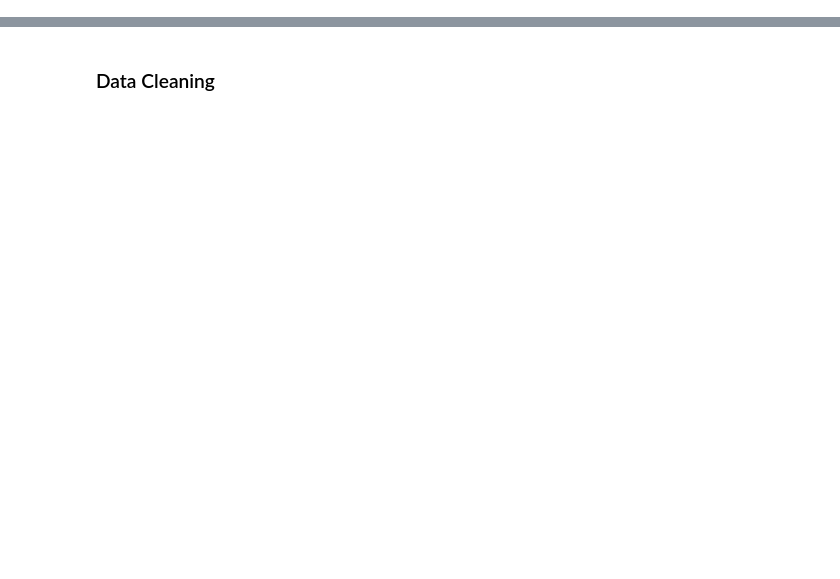
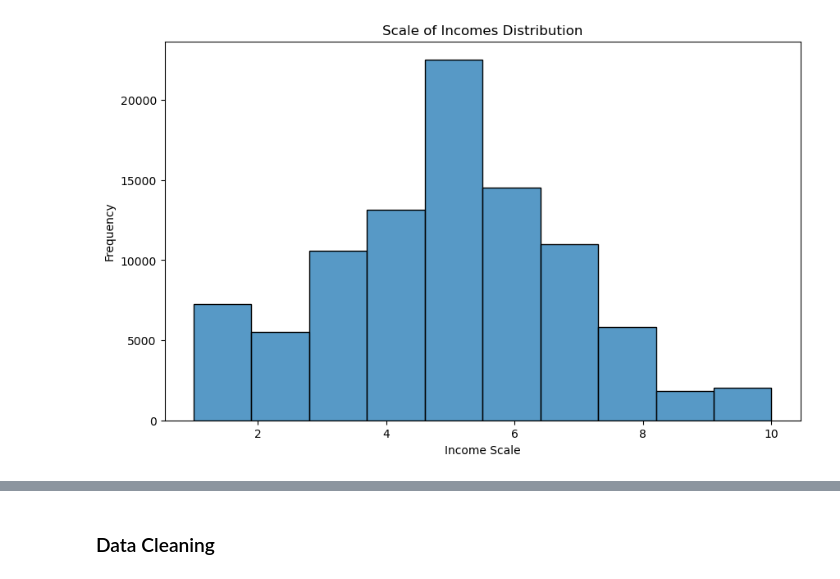
Before and after one commit to r-a-j/World-Value-Survey, a Jupyter notebook: RQ1_Exploratory_analysis.ipynb, the cells around one changed output, grey strips where cells are left out. Saved outputs shown, nothing was run; the diff lists cells and outputs as text; code cells hidden in the pictures; blank space fills up the shorter version.

```diff
--- a/RQ1_Exploratory_analysis.ipynb
+++ b/RQ1_Exploratory_analysis.ipynb
@@ -104,0 +52,9 @@ Name: count, Length: 73, dtype: int64
+# %%
+plt.figure(figsize=(10, 6))
+sns.histplot(df_usa["Scale of incomes"].dropna(), kde=False, bins=10)
+plt.title("Scale of Incomes Distribution")
+plt.xlabel("Income Scale")
+plt.ylabel("Frequency")
+plt.show()
+# %% [output]
+[figure, added]
```
Also changed, not shown: parts of 46 cells of this notebook.
